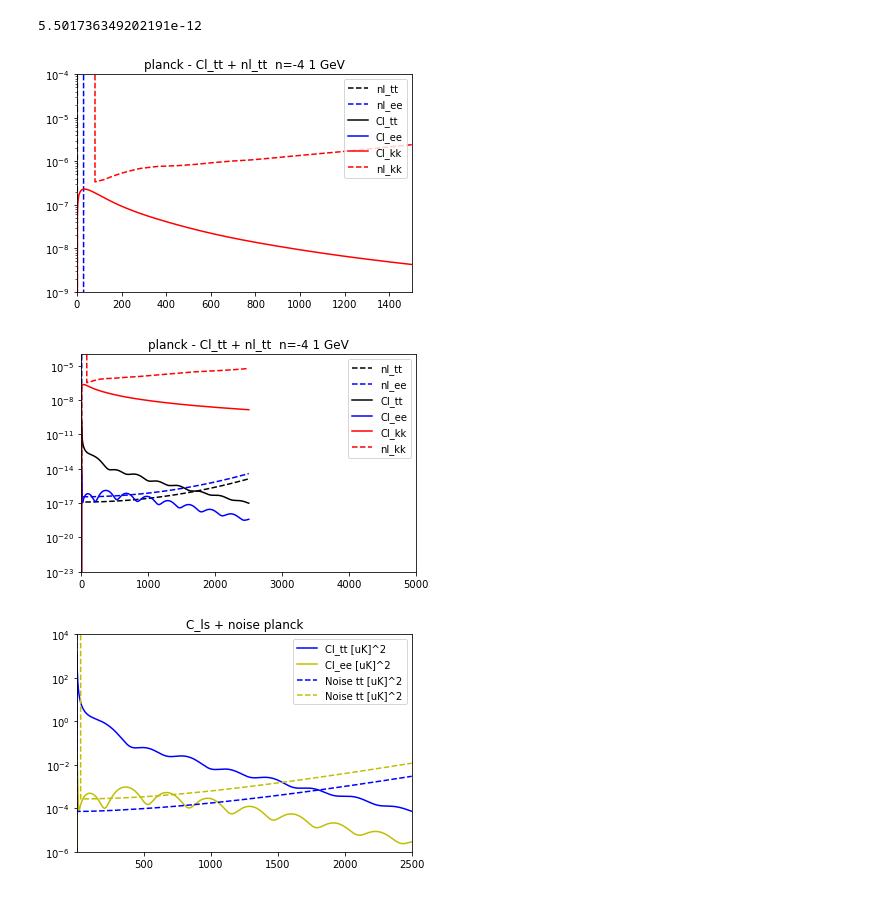
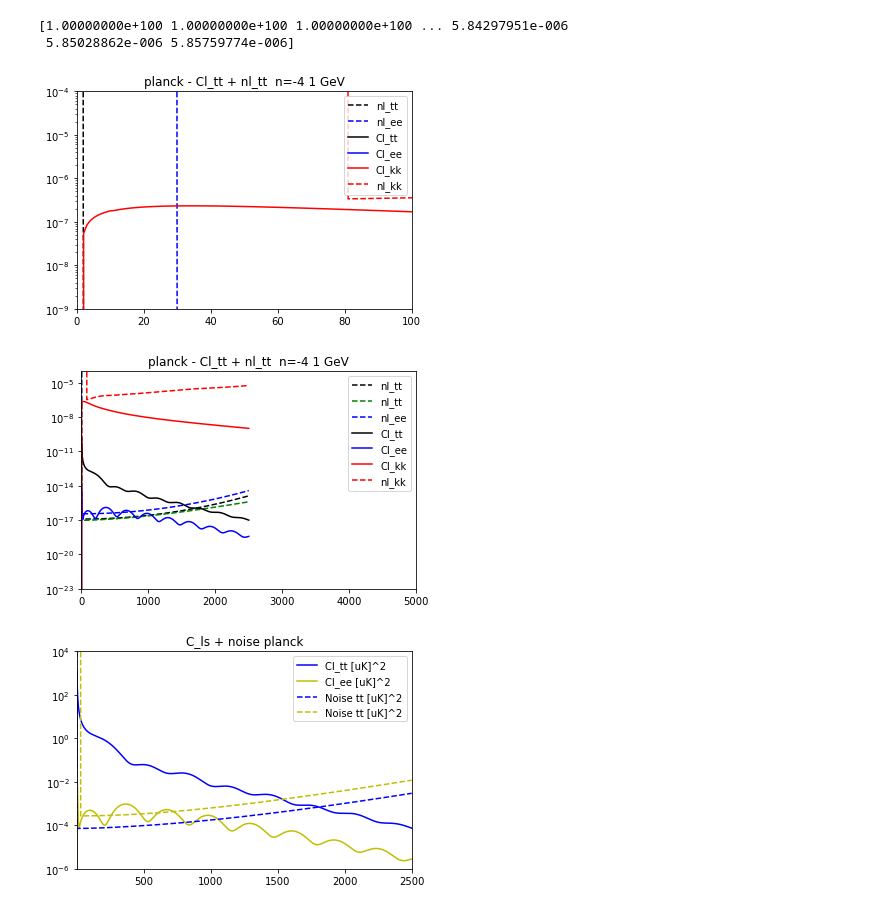
Before and after one commit to iej2106/fisher_dmb, a Jupyter notebook: compute_fisher_dmb_planck.ipynb, the cells around one changed output. Drawn from its saved outputs; the diff is of its cells as text; code cells hidden in the pictures.

```diff
--- a/compute_fisher_dmb_planck.ipynb
+++ b/compute_fisher_dmb_planck.ipynb
@@ -88,25 +80,26 @@ nl_kk_planck = plancknoise[2]
 Nl_tt = nl_tt_planck /((1.0e6*Tcmb)**2) #unit less - using these in fisher matrix
 Nl_ee = nl_ee_planck /((1.0e6*Tcmb)**2)
 Nl_kk = nl_kk_planck #/((1.0e6*Tcmb)**2)
-# %%
-N_KK[1000]
-# %% [output]
-5.501736349202191e-12
+# %%
+print(Nl_kk)
+# %% [output]
+[1.00000000e+100 1.00000000e+100 1.00000000e+100 ... 5.84297951e-006
+ 5.85028862e-006 5.85759774e-006]
 # %%
 plt.plot(Nl_tt , 'k--',label="nl_tt")
 plt.plot(Nl_ee , 'b--',label="nl_ee")
 plt.plot(fiducial['tt'], 'k-',label="Cl_tt")
 plt.plot(fiducial['ee'], 'b-',label="Cl_ee")
 plt.plot(Cl_est_kk, 'r-',label="Cl_kk")
 plt.plot(Nl_kk , 'r--',label="nl_kk")
 plt.yscale('log')
 plt.ylim(1e-9,1e-4)
-plt.xlim(0,1500)
+plt.xlim(0,100)
 plt.legend(loc="upper right")
 plt.title('planck - Cl_tt + nl_tt  n=-4 1 GeV')
 plt.show()
 # %% [output]
-[figure, old version]
+[figure, new version]
 # %%
 sT = (33. * (np.pi/60./180. ))/(1.0e6*Tcmb) #Unitless to match fiducal Cl's
 sP = (56. * (np.pi/60./180. ))/(1.0e6*Tcmb) #Unitless to match fiducal Cl's
@@ -139,5 +135,6 @@ N_EE[ell > l_max] = 1e100
 # %%
 plt.plot(N_TT , 'k--',label="nl_tt")
+plt.plot(Nl_tt , 'g--',label="nl_tt")
 plt.plot(N_EE , 'b--',label="nl_ee")
 plt.plot(fiducial['tt'], 'k-',label="Cl_tt")
 plt.plot(fiducial['ee'], 'b-',label="Cl_ee")
@@ -150,7 +147,7 @@ plt.legend(loc="upper right")
 plt.title('planck - Cl_tt + nl_tt  n=-4 1 GeV')
 plt.show()
 # %% [output]
-[figure, old version]
+[figure, new version]
 # %%
 Cl_tt = fiducial['tt']* (2.72*1e6)**2
 Cl_ee = fiducial['ee']* (2.72*1e6)**2
```
Also changed, not shown: parts of 9 cells of this notebook, 34 other files.
